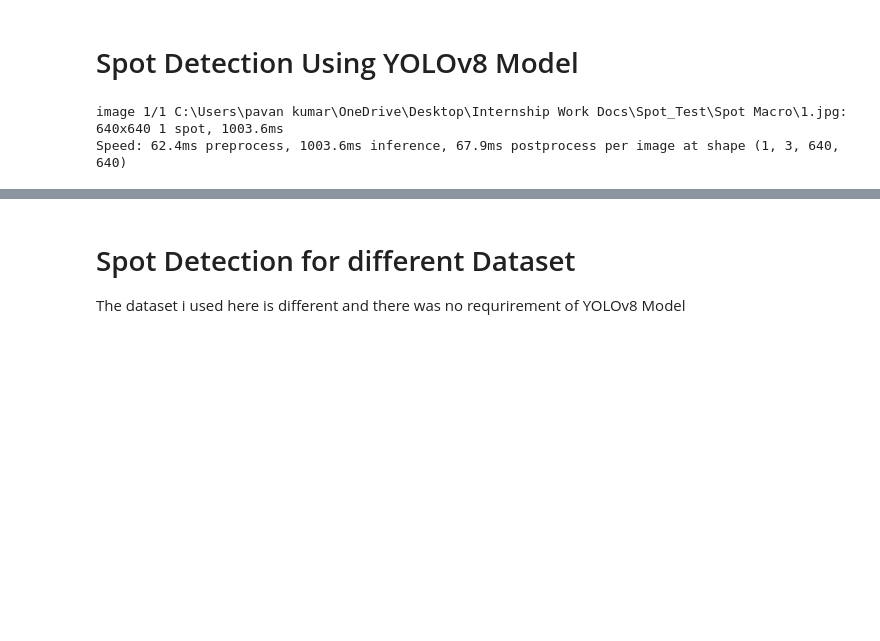
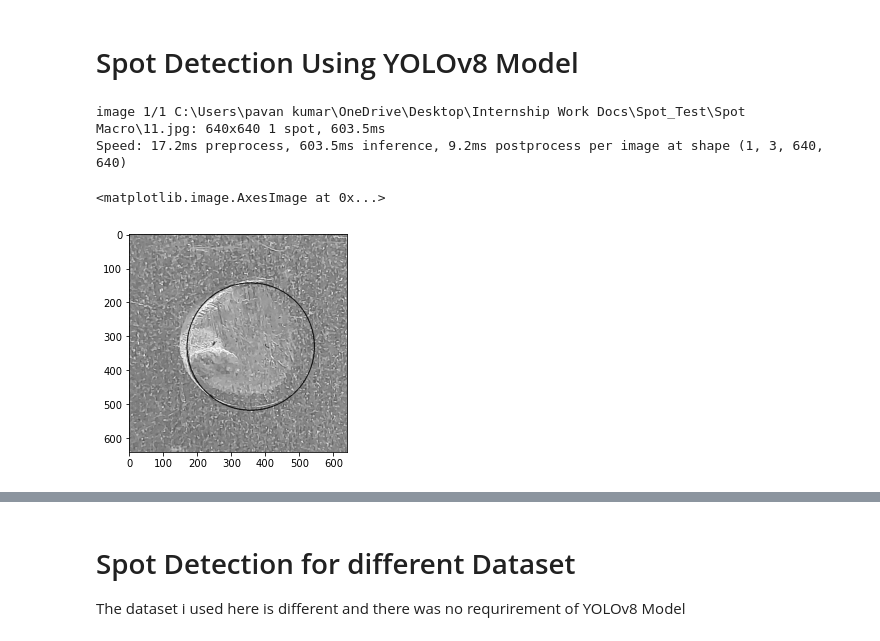
Before and after one commit to Protagonist-8/SpotProject, a Jupyter notebook: structured_spot_test.ipynb, the cells around one changed output, grey strips where cells are left out. Cells and saved outputs as stored; diff of their text form; code cells hidden in the pictures; blank space fills up the shorter version.

Commit message:
Commited with new logic for spot detection

```diff
--- a/structured_spot_test.ipynb
+++ b/structured_spot_test.ipynb
@@ -357,7 +474,7 @@ def pool_forward(A_prev, stride, filter_size, mode='max'):
 model = YOLO('best.pt')
 
 # Load the image in any size
-img_no=1
+img_no=11
 img_path=rf"C:\Users\pavan kumar\OneDrive\Desktop\Internship Work Docs\Spot_Test\Spot Macro\{img_no}.jpg"
 img = cv2.imread(img_path)
 img = cv2.cvtColor(img, cv2.COLOR_BGR2RGB)
@@ -380,8 +497,18 @@ cropped_img = img[y1_p:y2_p, x1_p:x2_p]
 # pass the cropped_img to detect circle
 cx_resized,cy_resized,r_resized=detect_circle(cropped_img,350,450)
 # %% [output]
-image 1/1 C:\Users\pavan kumar\OneDrive\Desktop\Internship Work Docs\Spot_Test\Spot Macro\1.jpg: 640x640 1 spot, 1003.6ms
-Speed: 62.4ms preprocess, 1003.6ms inference, 67.9ms postprocess per image at shape (1, 3, 640, 640)
+image 1/1 C:\Users\pavan kumar\OneDrive\Desktop\Internship Work Docs\Spot_Test\Spot Macro\11.jpg: 640x640 1 spot, 603.5ms
+Speed: 17.2ms preprocess, 603.5ms inference, 9.2ms postprocess per image at shape (1, 3, 640, 640)
+# %%
+resized_input=cv2.resize(cropped_img,(640,640))
+resized_gray=cv2.cvtColor(resized_input,cv2.COLOR_RGB2GRAY)
+circle_img=resized_gray.copy()
+
+cv2.circle(circle_img,(cx_resized,cy_resized),r_resized,(0,0),2)
+plt.imshow(circle_img,cmap='gray')
+# %% [output]
+<matplotlib.image.AxesImage at 0x...>
+[figure, added]
 # %%
 # All the preprocessing required is done
 resized_input=cv2.resize(cropped_img,(640,640))
```
Also changed, not shown: parts of 7 cells of this notebook.
